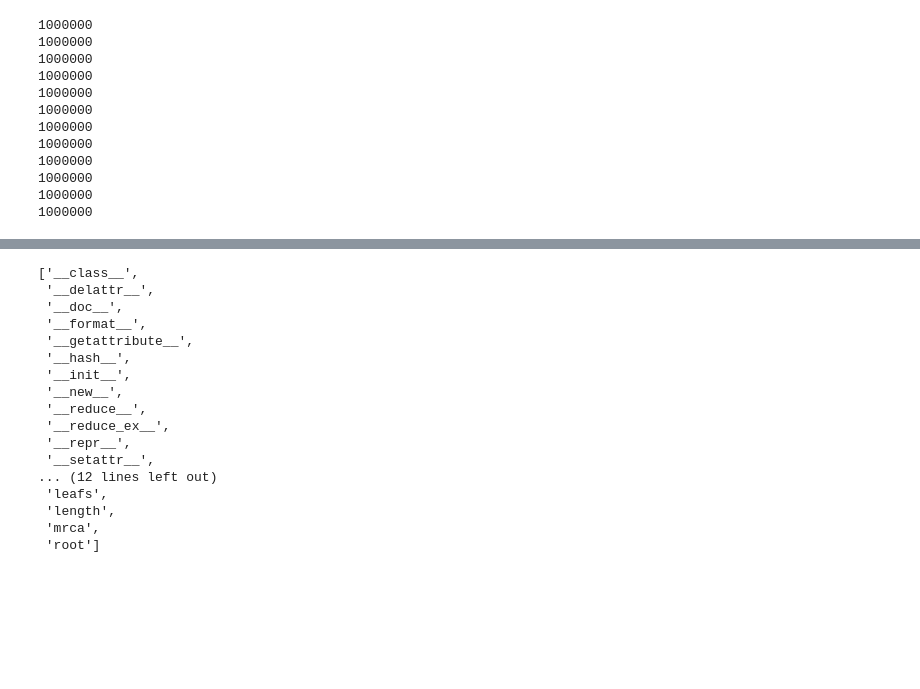
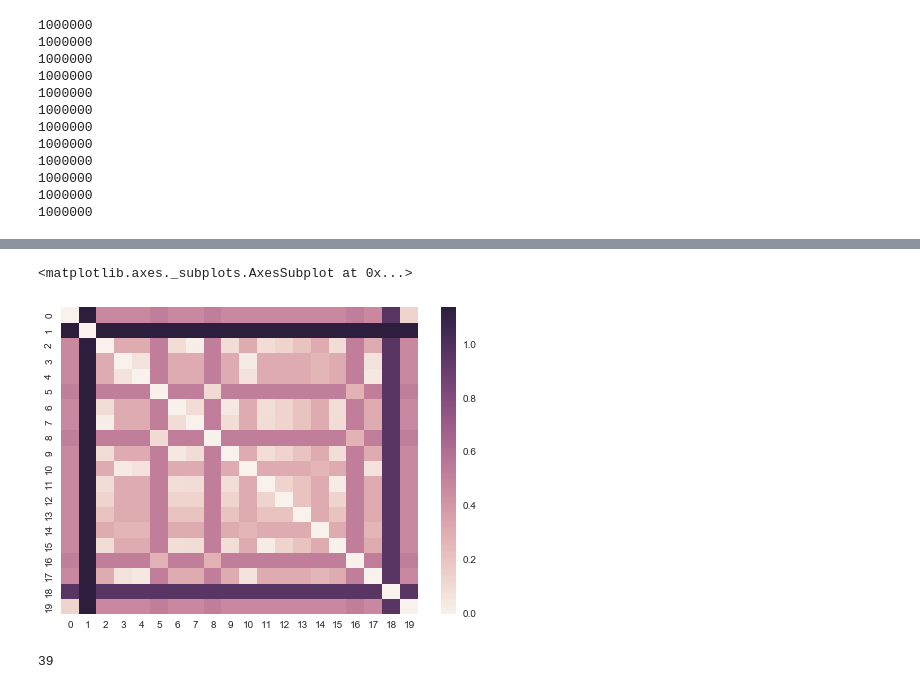
Before and after one commit to ryneches/SuchTree, a Jupyter notebook: examples.ipynb, the cells around one changed output, grey strips where cells are left out. Drawn from its saved outputs; the diff is of its cells as text; code cells hidden in the pictures; blank space fills up the shorter version.

```diff
--- a/examples.ipynb
+++ b/examples.ipynb
@@ -189,20 +156,19 @@ T = SuchTree( 'http://litoria.eeb.yale.edu/bird-tree/archives/PatchClade/Stage2/
-# %%
-dir(T)
-# %% [output]
-['__class__',
- '__delattr__',
- '__doc__',
- '__format__',
- '__getattribute__',
- '__hash__',
- '__init__',
- '__new__',
- '__reduce__',
- '__reduce_ex__',
- '__repr__',
- '__setattr__',
-... (12 lines left out)
- 'leafs',
- 'length',
- 'mrca',
- 'root']
+# %%
+T = SuchTree( 'http://litoria.eeb.yale.edu/bird-tree/archives/PatchClade/Stage2/set1/Spheniscidae.tre' )
+
+D3_list = []
+for i,a in enumerate(T.leafs.values()) :
+    for j,b in enumerate( T.leafs.values() ) :
+        D3_list.append( ( a, b ) )
+D3_array = array( D3_list )
+D3 = T.distances( D3_array )
+D3 = D3.reshape( ( len(T.leafs), len(T.leafs) ) )
+
+seaborn.heatmap(D3)
+# %% [output]
+<matplotlib.axes._subplots.AxesSubplot at 0x...>
+[figure, added]
+# %%
+T.length
+# %% [output]
+39
```
Also changed, not shown: parts of 2 cells of this notebook, 3 other files.
